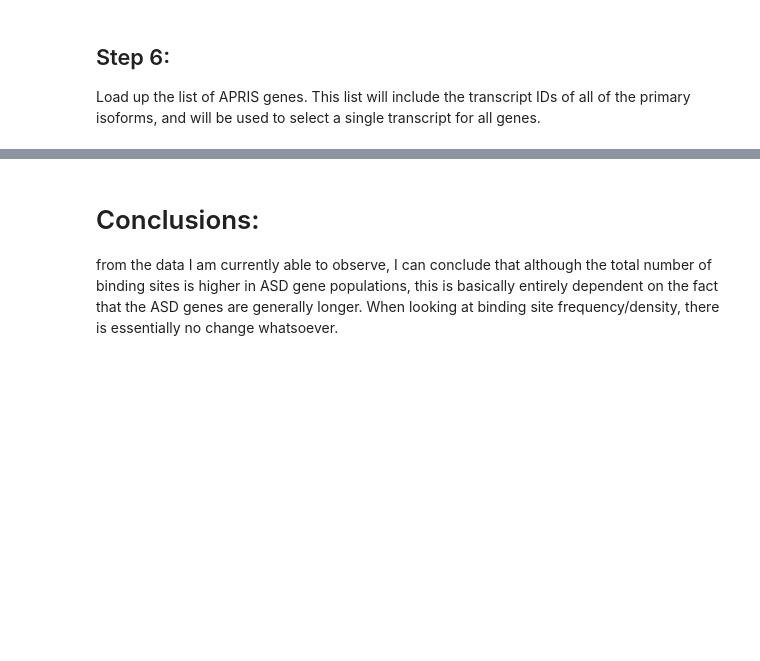
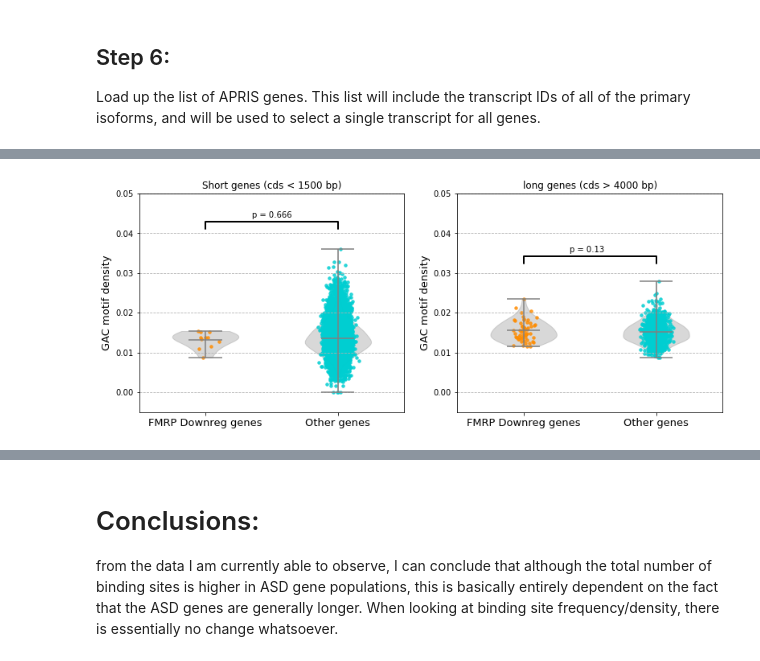
Before and after one commit to Raif-fl/measuring_binding_domains, a Jupyter notebook: notebooks/mmus_analysing_sequences.ipynb, the cells around one changed output, grey strips where cells are left out. Drawn from its saved outputs; the diff is of its cells as text; code cells hidden in the pictures; blank space fills up the shorter version.

Commit message:
made analysing sequences apply to multiple motifs

```diff
--- a/notebooks/mmus_analysing_sequences.ipynb
+++ b/notebooks/mmus_analysing_sequences.ipynb
@@ -284,0 +170,6 @@ Ttest_indResult(statistic=3.160905911678718, pvalue=0.0016666666666666668)
+# %%
+short_downreg = downreg_genes.query("lengths_cds < 1500")
+short_other = non_downreg_genes.query("lengths_cds < 1500")
+
+long_downreg = downreg_genes.query("lengths_cds > 4000")
+long_other = non_downreg_genes.query("lengths_cds > 4000 & lengths_all < 60000")
@@ -284,0 +186,10 @@ Ttest_indResult(statistic=3.160905911678718, pvalue=0.0016666666666666668)
+# %%
+# Use the permutation test to determine if the FMRP binding site density is significantly
+# different for ASD genes.
+short_test = stats.ttest_ind(short_downreg.density_all, short_other.density_all, equal_var = True,
+                nan_policy = "omit", alternative = "greater")
+
+long_test = stats.ttest_ind(long_downreg.density_all, long_other.density_all, equal_var = True,
+                nan_policy = "omit", alternative = "greater")
+print(short_test)
+print(long_test)
@@ -284,0 +199,69 @@ Ttest_indResult(statistic=3.160905911678718, pvalue=0.0016666666666666668)
+# %%
+p_short = round(short_test[1], 3)
+p_long = round(long_test[1], 3)
+# %%
+# Creating axes objects
+fig, ax = plt.subplots(1,2, figsize = (13,5))
+
+# Adding violin plots
+violin_parts = ax[0].violinplot([short_downreg.density_all, short_other.density_all], showmeans = True)
+
+for pc in violin_parts["bodies"]:
+    pc.set_facecolor("grey")
+    pc.set_edgecolor("grey")
+
+for partname in ("cbars","cmins","cmaxes","cmeans"):
+    vp = violin_parts[partname]
+    vp.set_edgecolor("grey")
+
+violin_parts = ax[1].violinplot([long_downreg.density_all, long_other.density_all], showmeans = True)
+
+for pc in violin_parts["bodies"]:
+    pc.set_facecolor("grey")
+    pc.set_edgecolor("grey")
+
+for partname in ("cbars","cmins","cmaxes","cmeans"):
+    vp = violin_parts[partname]
+    vp.set_edgecolor("grey")
+
+# Adding dotplots
+x = np.random.normal(1, 0.04, size=len(short_downreg.density_all))
+ax[0].scatter(x, short_downreg.density_all, s = 12, color = "darkorange", alpha=0.8)
+x = np.random.normal(2, 0.04, size=len(short_other.density_all))
+ax[0].scatter(x, short_other.density_all, s = 12,  color = "darkturquoise", alpha=0.8)
+
+x = np.random.normal(1, 0.04, size=len(long_downreg.density_all))
+ax[1].scatter(x, long_downreg.density_all, s = 12, color = "darkorange", alpha=0.8)
+x = np.random.normal(2, 0.04, size=len(long_other.density_all))
+ax[1].scatter(x, long_other.density_all, s = 12,  color = "darkturquoise", alpha=0.8)
+
+# Determining x and y axis limits
+ax[0].set_xlim(0.5,2.5)
+ax[0].set_ylim(-0.005,0.05)
+ax[1].set_xlim(0.5,2.5)
+ax[1].set_ylim(-0.005,0.05)
+
+# Labelling the axes.
+positions = (1,2)
+labels = ("FMRP Downreg genes", "Other genes")
+ax[0].set_xticks(positions, labels, fontsize = 13)
+ax[1].set_xticks(positions, labels, fontsize = 13)
+ax[0].set_ylabel(motif_name + " motif density", fontsize = 13)
+ax[1].set_ylabel(motif_name + " motif density", fontsize = 13)
+
+# Giving plot titles.
+ax[0].set_title("Short genes (cds < 1500 bp)")
+ax[1].set_title("long genes (cds > 4000 bp)")
+
+# Creating grid lines
+ax[0].yaxis.grid(linestyle = "--")
+ax[1].yaxis.grid(linestyle = "--")
+
+# Add P values
+label_diff(0,1,"p = " + str(p_short), [1,2], [0.0001,0.030], ax[0], 0.011)
+label_diff(0,1,"p = " + str(p_long), [1,2], [0.0001,0.022], ax[1], 0.011)
+
+# Save the figure
+fig.savefig(figure_path + "mouse_" + motif_name + "_frequency.pdf")
+# %% [output]
+[figure, added]
```
Also changed, not shown: parts of 39 cells of this notebook, 56 other files.
